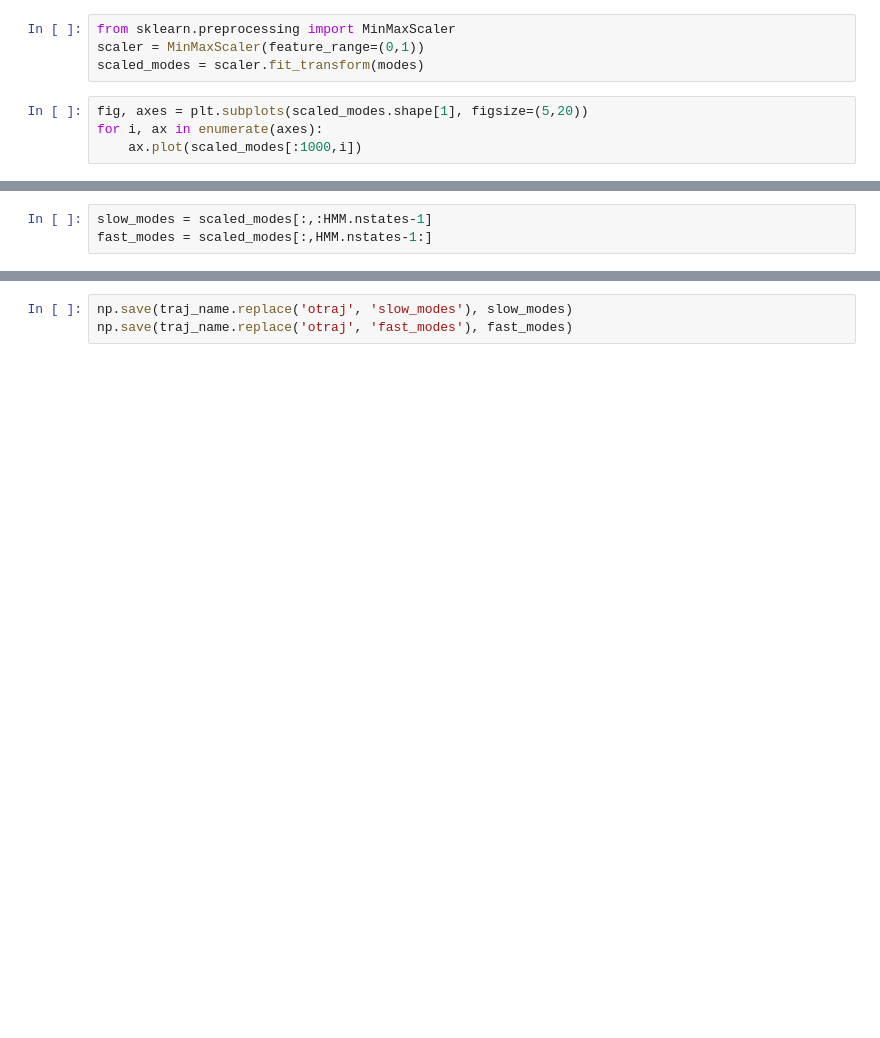
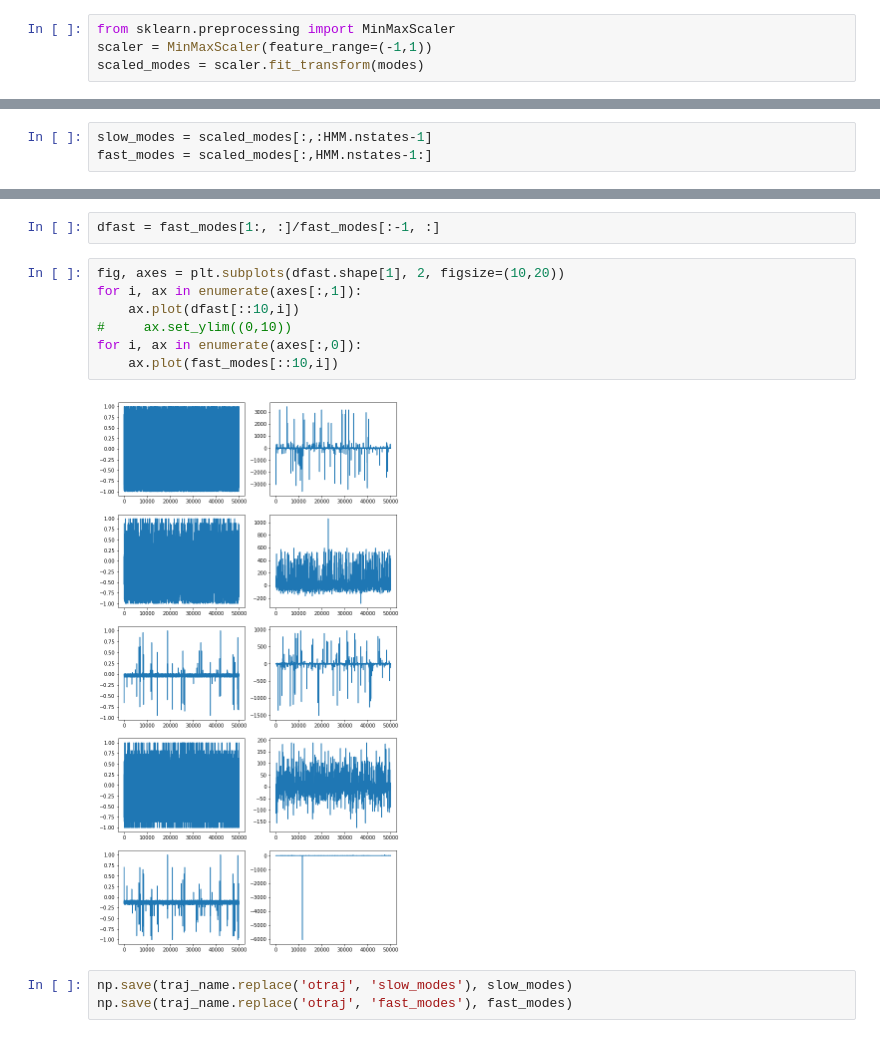
Before and after one commit to RobertArbon/sonification, a Jupyter notebook: High Frequency Motion v2.ipynb, the cells around one changed output, grey strips where cells are left out. Drawn from its saved outputs; the diff is of its cells as text; blank space fills up the shorter version.

Commit message:
Finished trajectory figures.  Changed high frequency motion scaling for compatability with scanning synthesis

```diff
--- a/High Frequency Motion v2.ipynb
+++ b/High Frequency Motion v2.ipynb
@@ -44,9 +67,5 @@ modes.shape
 (500000, 8)
 # %%
 from sklearn.preprocessing import MinMaxScaler
-scaler = MinMaxScaler(feature_range=(0,1))
+scaler = MinMaxScaler(feature_range=(-1,1))
 scaled_modes = scaler.fit_transform(modes)
-# %%
-fig, axes = plt.subplots(scaled_modes.shape[1], figsize=(5,20))
-for i, ax in enumerate(axes):
-    ax.plot(scaled_modes[:1000,i])
@@ -67,3 +75,14 @@ array([[ 0.42344099,  0.28184698,  0.85687627],
+# %%
+dfast = fast_modes[1:, :]/fast_modes[:-1, :]
+# %%
+fig, axes = plt.subplots(dfast.shape[1], 2, figsize=(10,20))
+for i, ax in enumerate(axes[:,1]):
+    ax.plot(dfast[::10,i])
+#     ax.set_ylim((0,10))
+for i, ax in enumerate(axes[:,0]):
+    ax.plot(fast_modes[::10,i])
+# %% [output]
+[figure, added]
 # %%
 np.save(traj_name.replace('otraj', 'slow_modes'), slow_modes)
 np.save(traj_name.replace('otraj', 'fast_modes'), fast_modes)
```
Also changed, not shown: parts of 4 cells of this notebook.
